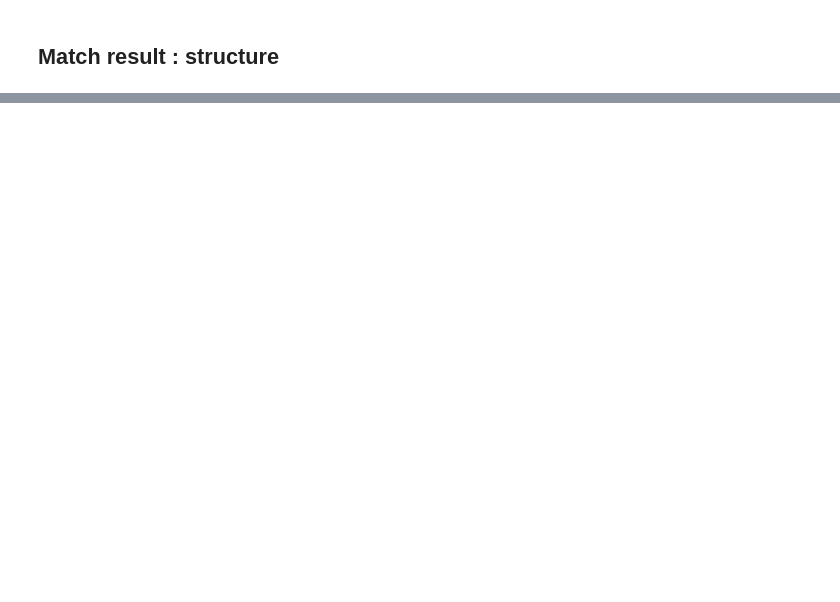
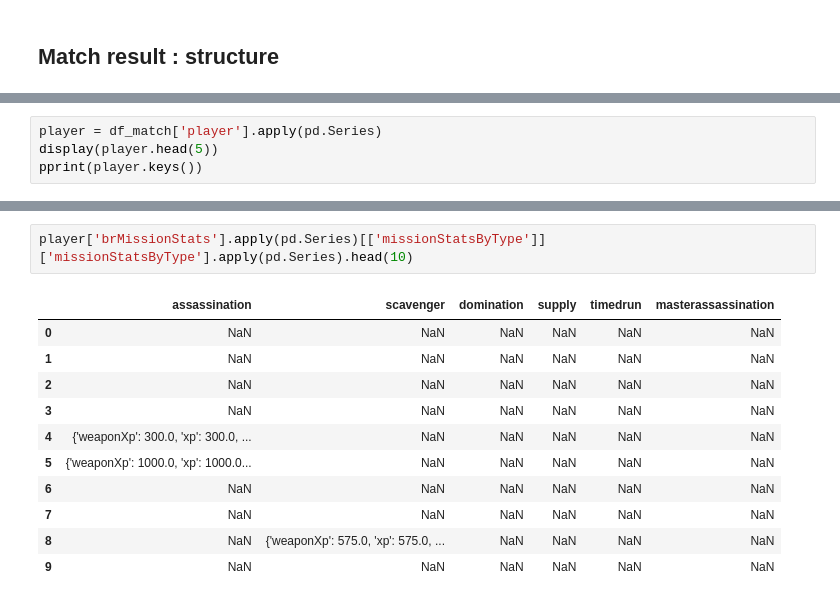
Before and after one commit to matthieuvion/wzkd, a Jupyter notebook: notebooks/format_one_match.ipynb, the cells around one changed output, grey strips where cells are left out. Cells and saved outputs as stored; diff of their text form; blank space fills up the shorter version.

```diff
--- a/notebooks/format_one_match.ipynb
+++ b/notebooks/format_one_match.ipynb
@@ -1401,0 +276,4 @@ fig.show()
+# %%
+player = df_match['player'].apply(pd.Series)
+display(player.head(5))
+pprint(player.keys())
@@ -1401,0 +325,14 @@ fig.show()
+# %%
+player['brMissionStats'].apply(pd.Series)[['missionStatsByType']]['missionStatsByType'].apply(pd.Series).head(10)
+# %% [output]
+|  | assassination | scavenger | domination | supply | timedrun | masterassassination |
+| 0 | NaN | NaN | NaN | NaN | NaN | NaN |
+| 1 | NaN | NaN | NaN | NaN | NaN | NaN |
+| 2 | NaN | NaN | NaN | NaN | NaN | NaN |
+| 3 | NaN | NaN | NaN | NaN | NaN | NaN |
+| 4 | {'weaponXp': 300.0, 'xp': 300.0, ... | NaN | NaN | NaN | NaN | NaN |
+| 5 | {'weaponXp': 1000.0, 'xp': 1000.0... | NaN | NaN | NaN | NaN | NaN |
+| 6 | NaN | NaN | NaN | NaN | NaN | NaN |
+| 7 | NaN | NaN | NaN | NaN | NaN | NaN |
+| 8 | NaN | {'weaponXp': 575.0, 'xp': 575.0, ... | NaN | NaN | NaN | NaN |
+| 9 | NaN | NaN | NaN | NaN | NaN | NaN |
```
Also changed, not shown: parts of 122 cells of this notebook, 26 other files.
